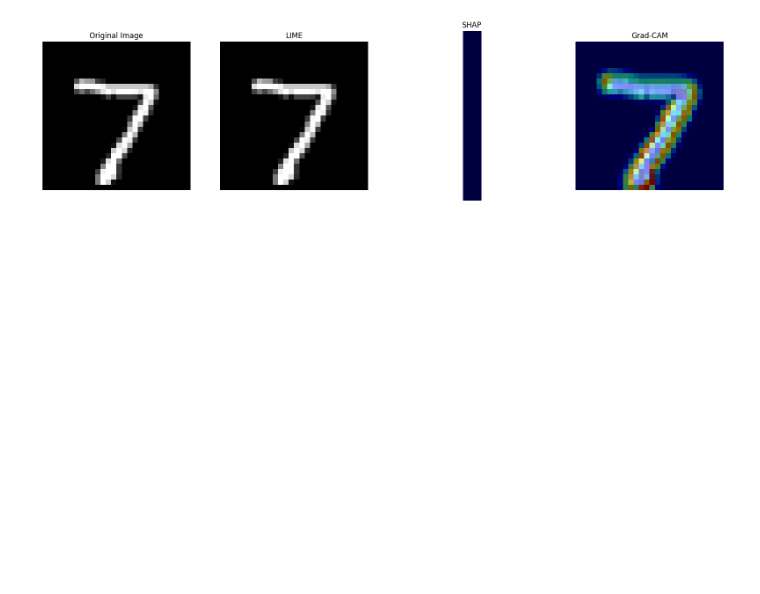
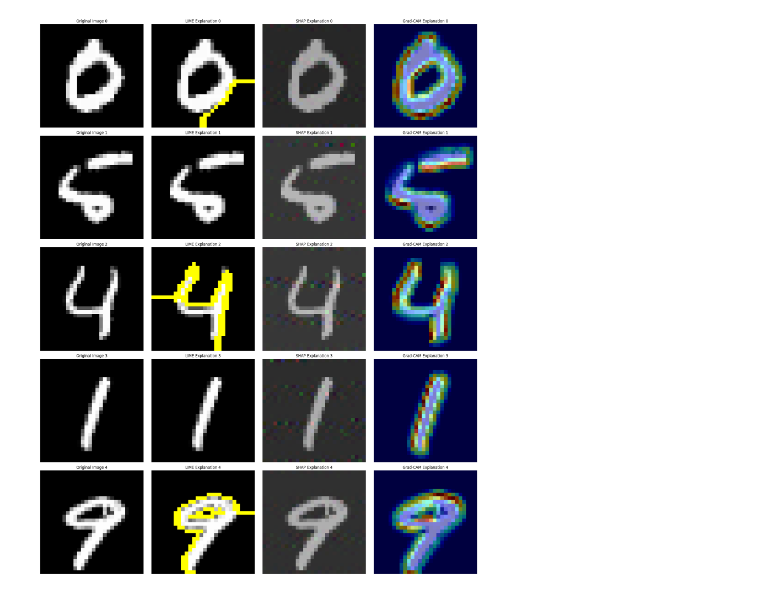
Before and after one commit to Zexsteel900/XAI-Comparative-Analysis-of-Post-Hoc-Methods, a Jupyter notebook: XAI_comparison.ipynb, the cells around one changed output. Cells and saved outputs as stored; diff of their text form; code cells hidden in the pictures; blank space fills up the shorter version.

```diff
--- a/XAI_comparison.ipynb
+++ b/XAI_comparison.ipynb
@@ -110,6 +73,5 @@ lime_image, mask = explanation_lime.get_image_and_mask(
-# %%
-# SHAP explanation
-explainer_shap = shap.GradientExplainer(model, X_train_rgb[:100])
-shap_values = explainer_shap.shap_values(test_image[np.newaxis, ...])
-shap_image = shap_values[0][0].mean(axis=-1)
+# %%
+# Select a test image
+test_images = [X_test_rgb[i] for i in [3, 8, 4, 5, 9]]
+test_labels = [y_test[i] for i in [3, 8, 4, 5, 9]]
 # %%
@@ -139,0 +130,3 @@ grad_cam_image = grad_cam(model, test_image, 'conv2d_1')
+# %%
+# Generate explanations for each test image
+explanations = [generate_explanations(img) for img in test_images]
@@ -140,29 +219,32 @@ grad_cam_image = grad_cam(model, test_image, 'conv2d_1')
 # %%
 # Plot explanations
-fig, axes = plt.subplots(1, 4, figsize=(20, 5))
+fig, axes = plt.subplots(5, 4, figsize=(20, 25))
+for i, (img, label) in enumerate(zip(test_images, test_labels)):
+    lime_img, mask, shap_img, grad_cam_img = explanations[i]
 
-# Original image
-axes[0].imshow(test_image.squeeze(), cmap='gray')
-axes[0].set_title("Original Image")
-axes[0].axis('off')
+    # Original image
+    axes[i, 0].imshow(img.squeeze(), cmap='gray')
+    axes[i, 0].set_title(f"Original Image {i}")
+    axes[i, 0].axis('off')
 
-# LIME
-axes[1].imshow(mark_boundaries(test_image.squeeze(), mask))
-axes[1].set_title("LIME")
-axes[1].axis('off')
+    # LIME
+    axes[i, 1].imshow(mark_boundaries(img.squeeze(), mask))
+    axes[i, 1].set_title(f"LIME Explanation {i}")
+    axes[i, 1].axis('off')
 
-# SHAP
-axes[2].imshow(test_image.squeeze(), cmap='gray')
-axes[2].imshow(shap_image, cmap='jet', alpha=0.5)
-axes[2].set_title("SHAP")
-axes[2].axis('off')
+    # SHAP
+    axes[i, 2].imshow(img.squeeze(), cmap='gray')
+    axes[i, 2].imshow(shap_img[2], cmap='jet', alpha=0.5)
+    axes[i, 2].set_title(f"SHAP Explanation {i}")
+    axes[i, 2].axis('off')
 
-# Grad-CAM
-axes[3].imshow(test_image.squeeze(), cmap='gray')
-axes[3].imshow(grad_cam_image.squeeze(), cmap='jet', alpha=0.5)
-axes[3].set_title("Grad-CAM")
-axes[3].axis('off')
+    # Grad-CAM
+    axes[i, 3].imshow(img.squeeze(), cmap='gray')
+    axes[i, 3].imshow(grad_cam_img.squeeze(), cmap='jet', alpha=0.5)
+    axes[i, 3].set_title(f"Grad-CAM Explanation {i}")
+    axes[i, 3].axis('off')
 
+plt.tight_layout()
 plt.show()
 # %% [output]
-[figure, old version]
+[figure, new version]
```
Also changed, not shown: parts of 7 cells of this notebook.
